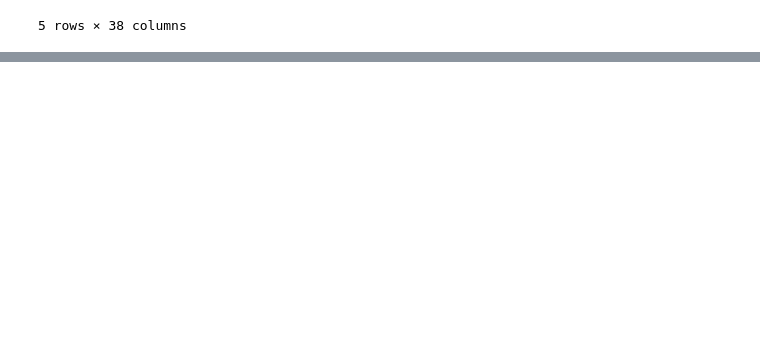
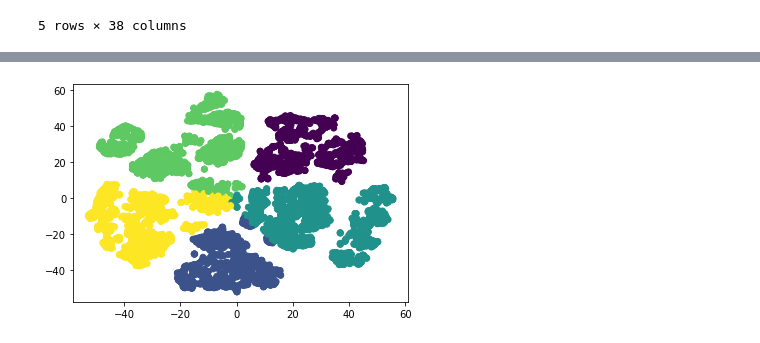
Before and after one commit to Kantai-Melau/Customer_segmentation, a Jupyter notebook: customer_classification.ipynb, the cells around one changed output, grey strips where cells are left out. Drawn from its saved outputs; the diff is of its cells as text; code cells hidden in the pictures; blank space fills up the shorter version.

```diff
--- a/customer_classification.ipynb
+++ b/customer_classification.ipynb
@@ -41,0 +351,6 @@ pd.read_sql_query('select * from raw_customer_info', con=engine).head()
+# %%
+# Visualize the clusters
+plt.scatter(telecoms_reduced['x'], telecoms_reduced['y'], c=telecoms_reduced['class'])
+plt.show()
+# %% [output]
+[figure, added]
```
Also changed, not shown: parts of 27 cells of this notebook, 1 other file.
